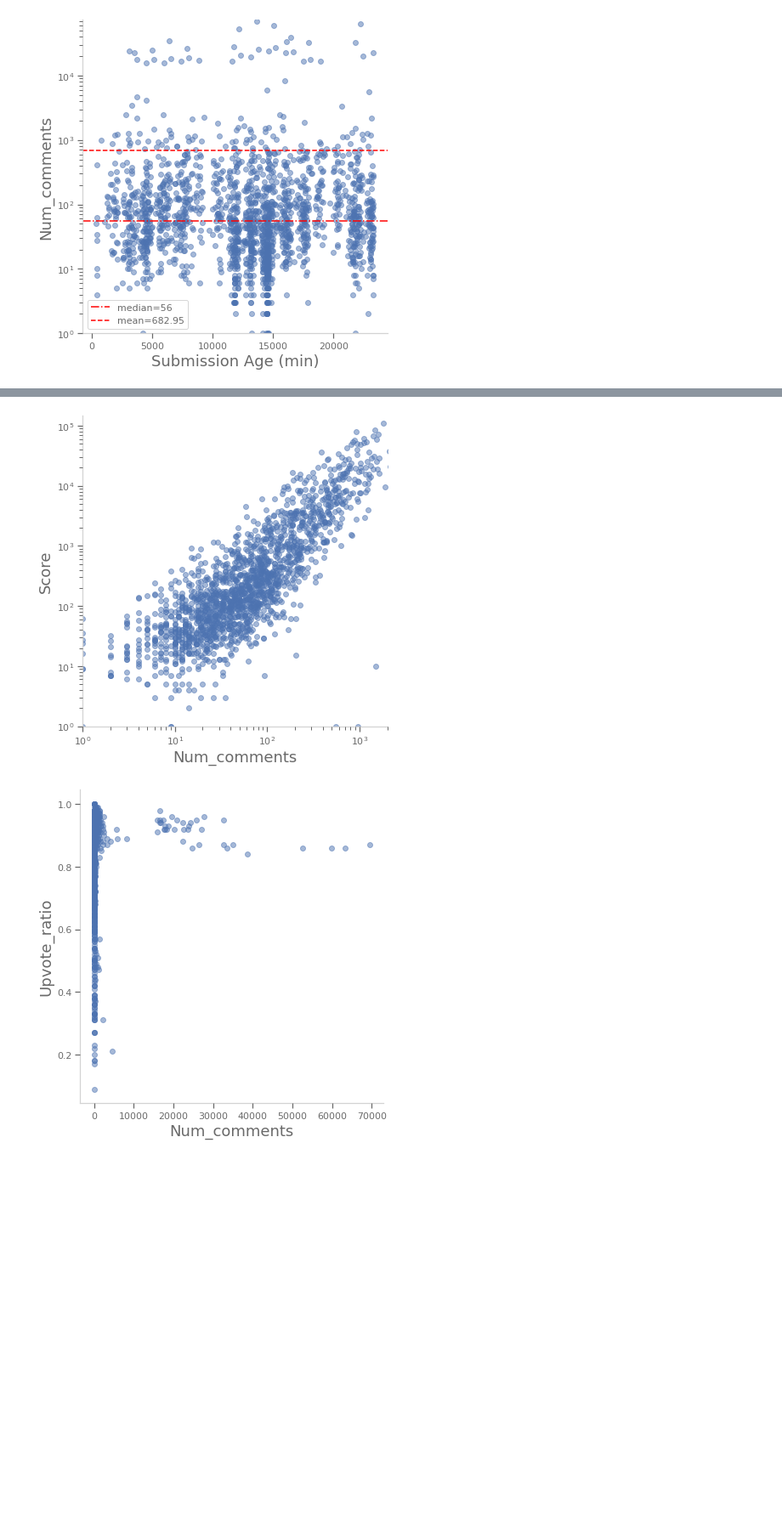
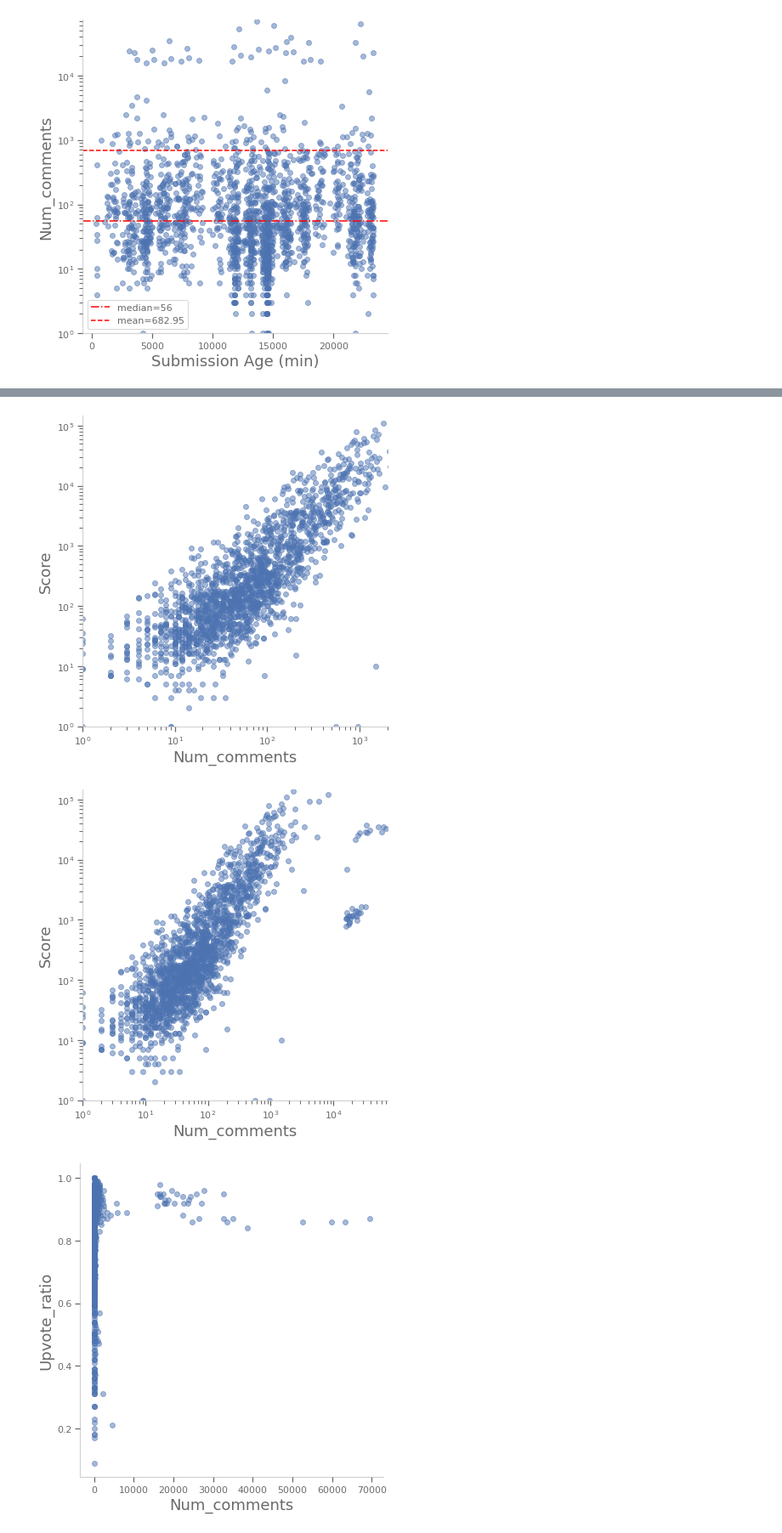
Before and after one commit to AndrewSamaha/WSBAnalysis, a Jupyter notebook: readme-testing.ipynb, the cells around one changed output, grey strips where cells are left out. Shown at 85% size. Saved outputs shown, nothing was run; the diff lists cells and outputs as text; code cells hidden in the pictures; blank space fills up the shorter version.

```diff
--- a/readme-testing.ipynb
+++ b/readme-testing.ipynb
@@ -638,33 +638,35 @@ def fig_field_by_field(fielda='score',fieldb='score',logx=False,logy=False,save=
         plt.gca().set_xlim(left=xmin)
 
     if logx:
         plt.xscale('log')
         logx = '_logx'
     else:
         logx = ''
 
     if logy:
         plt.yscale('log')
         logy = '_logy'
     else:
         logy = ''
     if ymedian or ymean:
         ax.legend()
 
     _=plt.tight_layout()
     if save:
         filename = f'figures/{fielda}_by_{fieldb}{logx}{logy}{xmax}.png'
         _=plt.savefig(filename)
         print(f'![Figure]({filename})')
         return
 
 fig_field_by_field('num_comments','score')
 fig_field_by_field('num_comments','score',xmax=2_000,xmin=0)
 fig_field_by_field('num_comments','score',xmax=2_000,xmin=1,ymin=1,logx=True,logy=True)
+fig_field_by_field('num_comments','score',logx=True,logy=True,xmin=1,ymin=1)
 # %% [output]
 [figure]
 [figure]
 [figure]
+[figure, added]
 # %%
 fig_field_by_field('num_comments','upvote_ratio')
 fig_field_by_field('num_comments','upvote_ratio',xmax=5_000,xmin=0)
```
Also changed, not shown: 6 other files.
